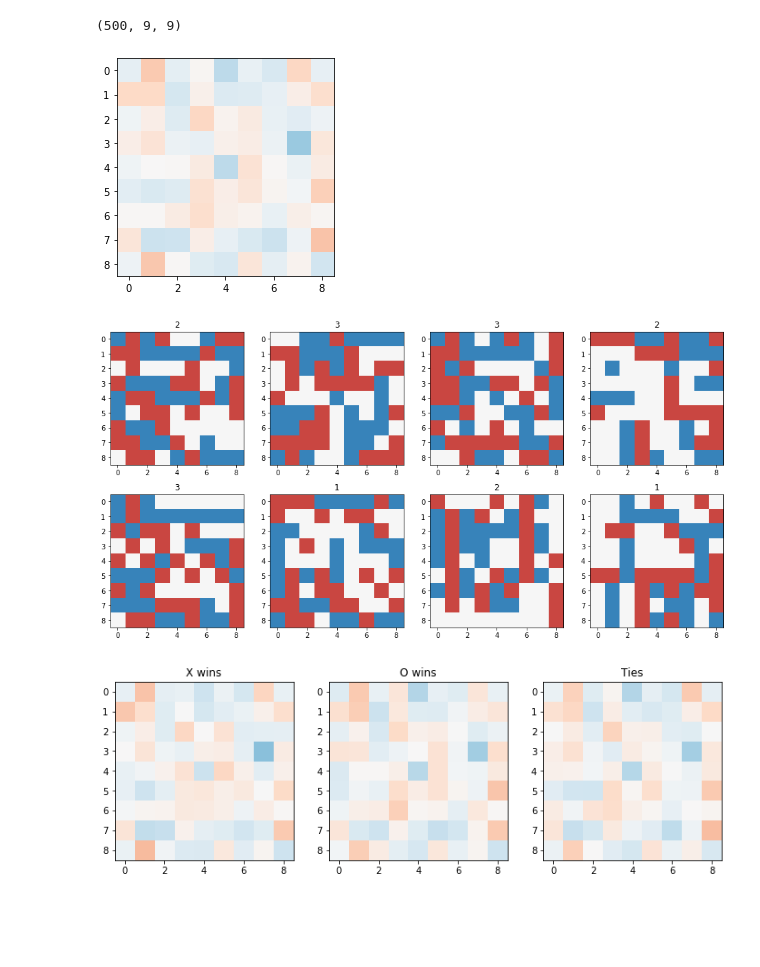
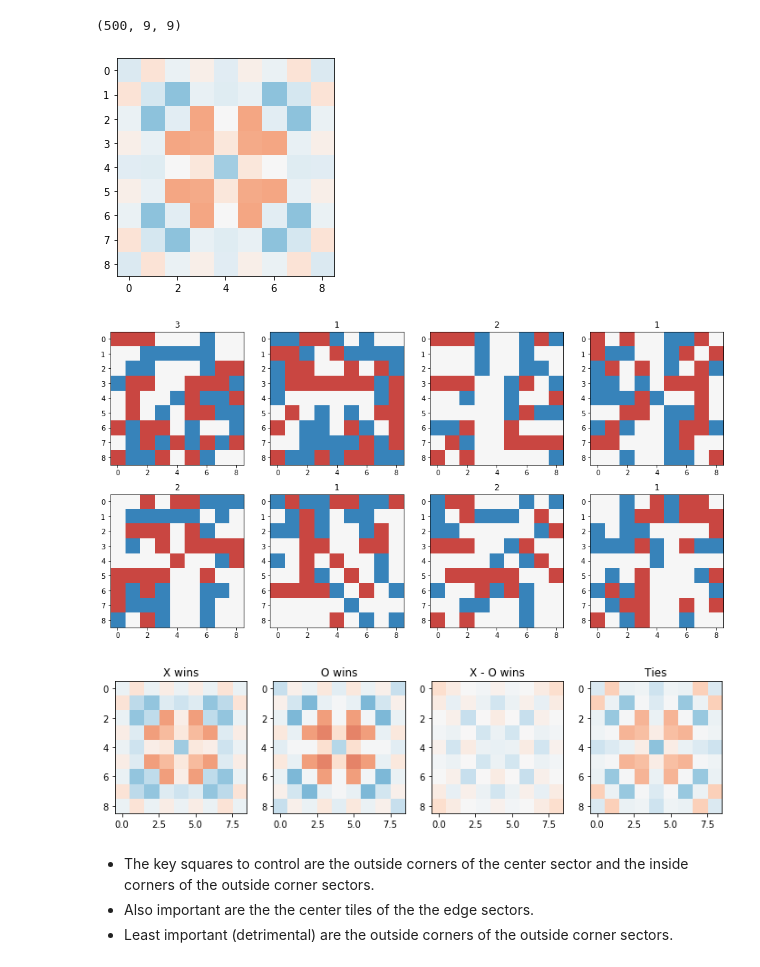
Before and after one commit to fqjin/ultimate-tictactoe, a Jupyter notebook: notebooks/Selfplay.ipynb, the cells around one changed output. Saved outputs shown, nothing was run; the diff lists cells and outputs as text; code cells hidden in the pictures; blank space fills up the shorter version.

Commit message:
Add net3500 results

```diff
--- a/notebooks/Selfplay.ipynb
+++ b/notebooks/Selfplay.ipynb
@@ -192,7 +199,7 @@ sys.path.append('../src')
 from engine import BigBoard, bit2board_table
 # %%
 final_boards = []
-for i in range(2500, 3000):
+for i in range(3000, 3500):
     x = np.load(str(i).zfill(5) + '.npz')
     a = BigBoard()
     for m in x['moves']:
@@ -205,36 +212,56 @@ print(final_boards.shape)
 # %% [output]
 (500, 9, 9)
 # %%
-def plot_board(board):
-    board = torch.tensor(board).view(3, 3, 3, 3)
-    board = torch.cat(board.chunk(3, dim=0), dim=2)
-    board = torch.cat(board.chunk(3, dim=1), dim=3)
-    board = board.squeeze()
-    plt.imshow(board, vmin=-1.5, vmax=1.5, cmap='RdBu')
+def plot_board(board, symmetric=True, scale_down=False):
+    grid = torch.tensor(board).view(3, 3, 3, 3).float()
+    grid = torch.cat(grid.chunk(3, dim=0), dim=2)
+    grid = torch.cat(grid.chunk(3, dim=1), dim=3)
+    grid = grid.squeeze()
+
+    if symmetric:
+        grid = grid + grid.transpose(0, 1)
+        grid = grid + grid.flip(0)
+        grid = grid + grid.flip(1)
+        grid /= 8
+
+    if scale_down:
+        grid /= 1.5
+    else:
+        grid *= 1.5
+
+    plt.imshow(grid, vmin=-1, vmax=1, cmap='RdBu')
 # %%
 plot_board(np.mean(final_boards, axis=0))
 # %% [output]
-[figure, old version]
+[figure, new version]
 # %%
 plt.subplots(figsize=(16, 8))
 for i in range(8):
     plt.subplot(2, 4, i+1)
-    plot_board(final_boards[400+i])
-    plt.title(results[2900+i])
+    plot_board(final_boards[i], symmetric=False, scale_down=True)
+    plt.title(results[3000+i])
 plt.show()
 # %% [output]
-[figure, old version]
+[figure, new version]
 # %%
 plt.figure(figsize=(12,4))
-plt.subplot(131)
-plot_board(np.mean(final_boards[results[2500:] == 1], axis=0))
+plt.subplot(141)
+plot_board(np.mean(final_boards[results[3000:] == 1], axis=0))
 plt.title('X wins')
-plt.subplot(132)
-plot_board(np.mean(final_boards[results[2500:] == 2], axis=0))
+plt.subplot(142)
+plot_board(np.mean(final_boards[results[3000:] == 2], axis=0))
 plt.title('O wins')
-plt.subplot(133)
-plot_board(np.mean(final_boards[results[2500:] == 3], axis=0))
+plt.subplot(143)
+plot_board(np.mean(final_boards[results[3000:] == 1], axis=0) - \
+           np.mean(final_boards[results[3000:] == 2], axis=0))
+plt.title('X - O wins')
+plt.subplot(144)
+plot_board(np.mean(final_boards[results[3000:] == 3], axis=0))
 plt.title('Ties')
 plt.show()
 # %% [output]
-[figure, old version]
+[figure, new version]
+# %% [markdown]
+* The key squares to control are the outside corners of the center sector and the inside corners of the outside corner sectors.
+* Also important are the the center tiles of the the edge sectors.
+* Least important (detrimental) are the outside corners of the outside corner sectors.
```
Also changed, not shown: parts of 8 cells of this notebook, 6 other files.
